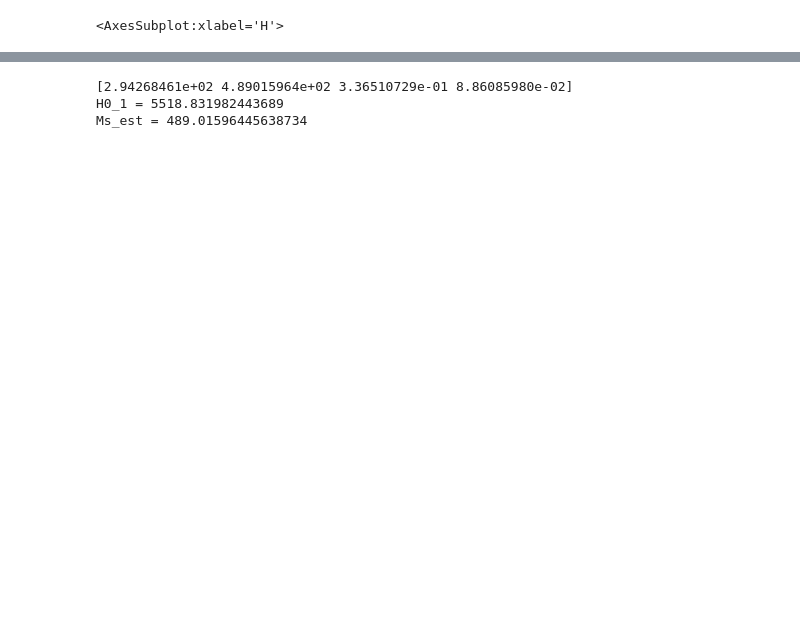
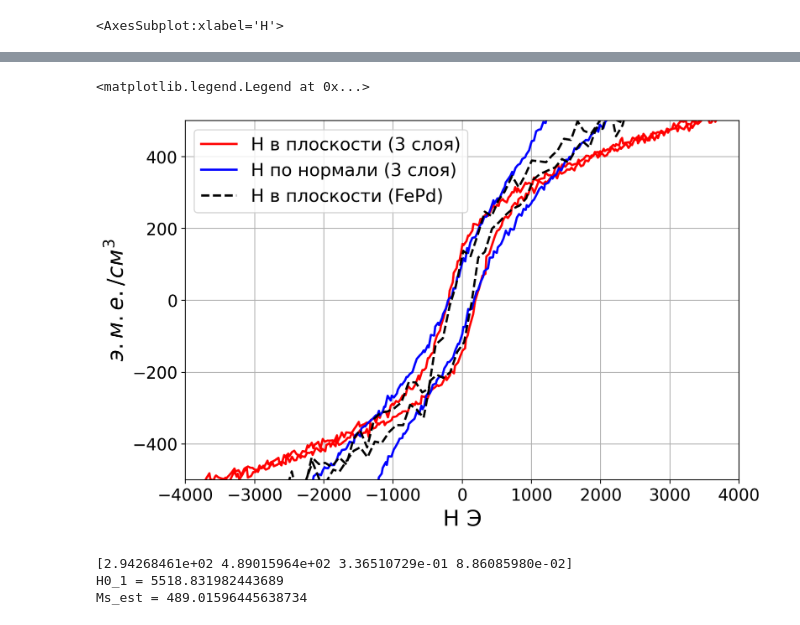
Before and after one commit to sashabusse/LLG_INT, a Jupyter notebook: hysteresis.ipynb, the cells around one changed output, grey strips where cells are left out. Cells and saved outputs as stored; diff of their text form; code cells hidden in the pictures; blank space fills up the shorter version.

```diff
--- a/hysteresis.ipynb
+++ b/hysteresis.ipynb
@@ -40,3 +45,34 @@ Text(0, 0.5, '$э.м.е./см^3$')
+# %%
+%matplotlib inline
+
+
+plt.figure(figsize=(9,6), dpi=200)
+hyst_p2 = pd.read_csv('data/hyst_p2.csv', sep='\t')
+hyst_p2_vsm = pd.read_csv('data/hyst_p2_vsm.csv', sep='\t')
+hyst_p2_3 = pd.read_csv('data/hyst_p2_3.csv', sep='\t')
+#hyst_p2 = hyst2.sort_values(by='H')
+#hyst2 = hyst2.iloc[0:1200]
+
+#plt.plot(hyst_p2.H, hyst_p2.M/(1.58e-7), color='k', linewidth=3)
+plt.plot(hyst2.H, hyst2.M, color='r', linewidth=2, label='H в плоскости (3 слоя)')
+#plt.plot(hyst_p2_vsm.H, -hyst_p2_vsm.M*1e5, color='b', linewidth=3)
+plt.plot(hyst_p2_3.H, hyst_p2_3.M/(1.2e-7), color='b', linewidth=2, label='H по нормали (3 слоя)')
+plt.plot(hyst1.H, hyst1.M, color='k', linewidth=2, label='H в плоскости (FePd)', linestyle='--')
+
+plt.grid(True)
+
+plt.xticks(fontsize=15)
+plt.yticks(fontsize=15)
+
+plt.xlim(-4000, 4000)
+plt.ylim(-500, 500)
+
+plt.xlabel("H Э", fontsize=20)
+plt.ylabel(r"$э.м.е./см^3$", fontsize=20)
+plt.legend(fontsize=16)
+# %% [output]
+<matplotlib.legend.Legend at 0x...>
+[figure, added]
 # %%
 #         1 - more steeep 2 - less steep
 def func_to_fit(x, A1, A2, S1, S2):
```
Also changed, not shown: parts of 5 cells of this notebook, 11 other files.
